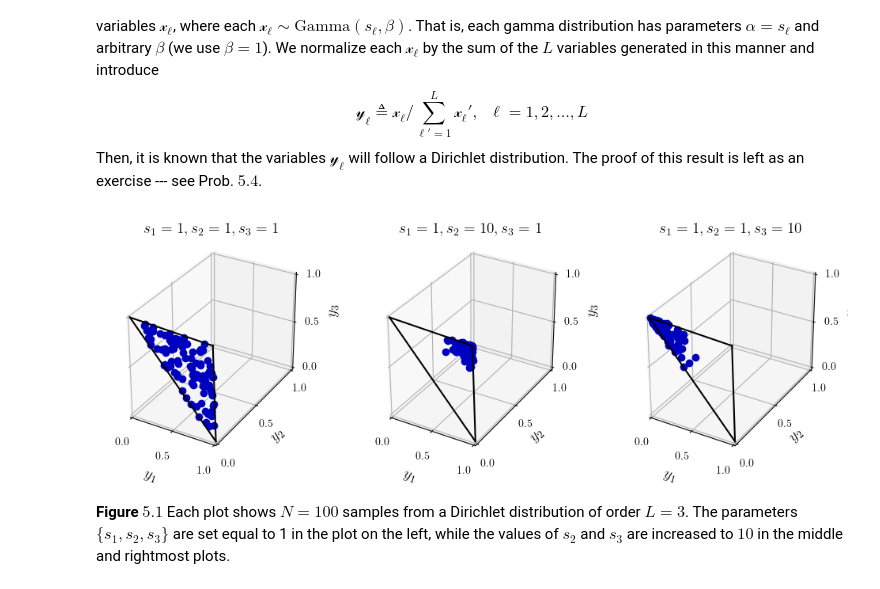
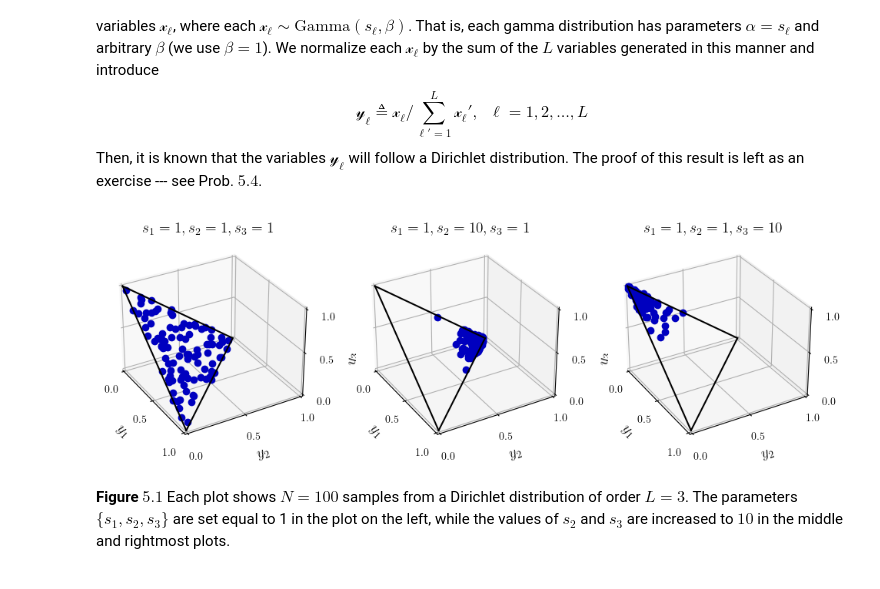
Before and after one commit to asl-epfl/inference-learning-data-2022-python, a Jupyter notebook: chapter-05/chapter-05.ipynb, the cells around one changed output. Saved outputs shown, nothing was run; the diff lists cells and outputs as text; code cells hidden in the pictures.

```diff
--- a/chapter-05/chapter-05.ipynb
+++ b/chapter-05/chapter-05.ipynb
@@ -124,38 +124,37 @@ for n in range(N):
     y[:,n] = z/np.sum(z); # normalize each entry of z by the sum to get Dirichlet
 
 
 
 ax3 = fig.add_subplot(333, projection='3d')
 ax3.plot3D(y[0], y[1], y[2], 'bo', markerfacecolor=(0, 0, 0.75),markeredgecolor=(0, 0, 0.75))
 ax3.set_xlabel(r'$y_1$', fontsize=14)
 ax3.set_ylabel(r'$y_2$', fontsize=14)
 ax3.set_zlabel(r'$y_3$', fontsize=14)
 ax3.set_title(r'$s_1=1, s_2=1, s_3=10$', fontsize=14)
 ax3.set_xlim([0, 1])
 ax3.set_ylim([0, 1])
 ax3.set_zlim([0, 1])
 ax3.set_xticks([0, 0.5, 1])
 ax3.set_yticks([0, 0.5, 1])
 ax3.set_zticks([0, 0.5, 1])
 ax3.grid()
 
 p1 = [0, 0, 1]
 p2 = [1, 0, 0]
 p3 = [0, 1, 0]
 
 
 ax3.plot3D([p1[0], p2[0]], [p1[1], p2[1]], [p1[2], p2[2]], color='k')
 ax3.plot3D([p3[0], p1[0]], [p3[1], p1[1]], [p3[2], p1[2]], color='k')
 ax3.plot3D([p3[0], p2[0]], [p3[1], p2[1]], [p3[2], p2[2]], color='k')
 
-#scaling
-ax1.set_box_aspect([0.6, 1, 0.7])  # [x_scale, y_scale, z_scale]
-ax2.set_box_aspect([0.6, 1, 0.7])
-ax3.set_box_aspect([0.6, 1, 0.7])
-
+# Rotate the plots around the z-axis so it is more similar to the orientation in the book
+ax1.view_init(elev=30, azim=-30)
+ax2.view_init(elev=30, azim=-30)
+ax3.view_init(elev=30, azim=-30)
 
 plt.show()
 # %% [output]
-[figure, old version]
+[figure, new version]
-# %% [markdown]
-**Figure $5.1$** Each plot shows $N=100$ samples from a Dirichlet distribution of order $L=3$. The parameters $\{s_1,s_2,s_3\}$ are set equal to 1 in the plot on the left, while the values of $s_2$ and $s_3$ are increased to $10$ in the middle and rightmost plots.
+# %% [markdown]
+**Figure $5.1$** Each plot shows $N=100$ samples from a Dirichlet distribution of order $L=3$. The parameters $\{s_1,s_2,s_3\}$ are set equal to 1 in the plot on the left, while the values of $s_2$ and $s_3$ are increased to $10$ in the middle and rightmost plots.
```
